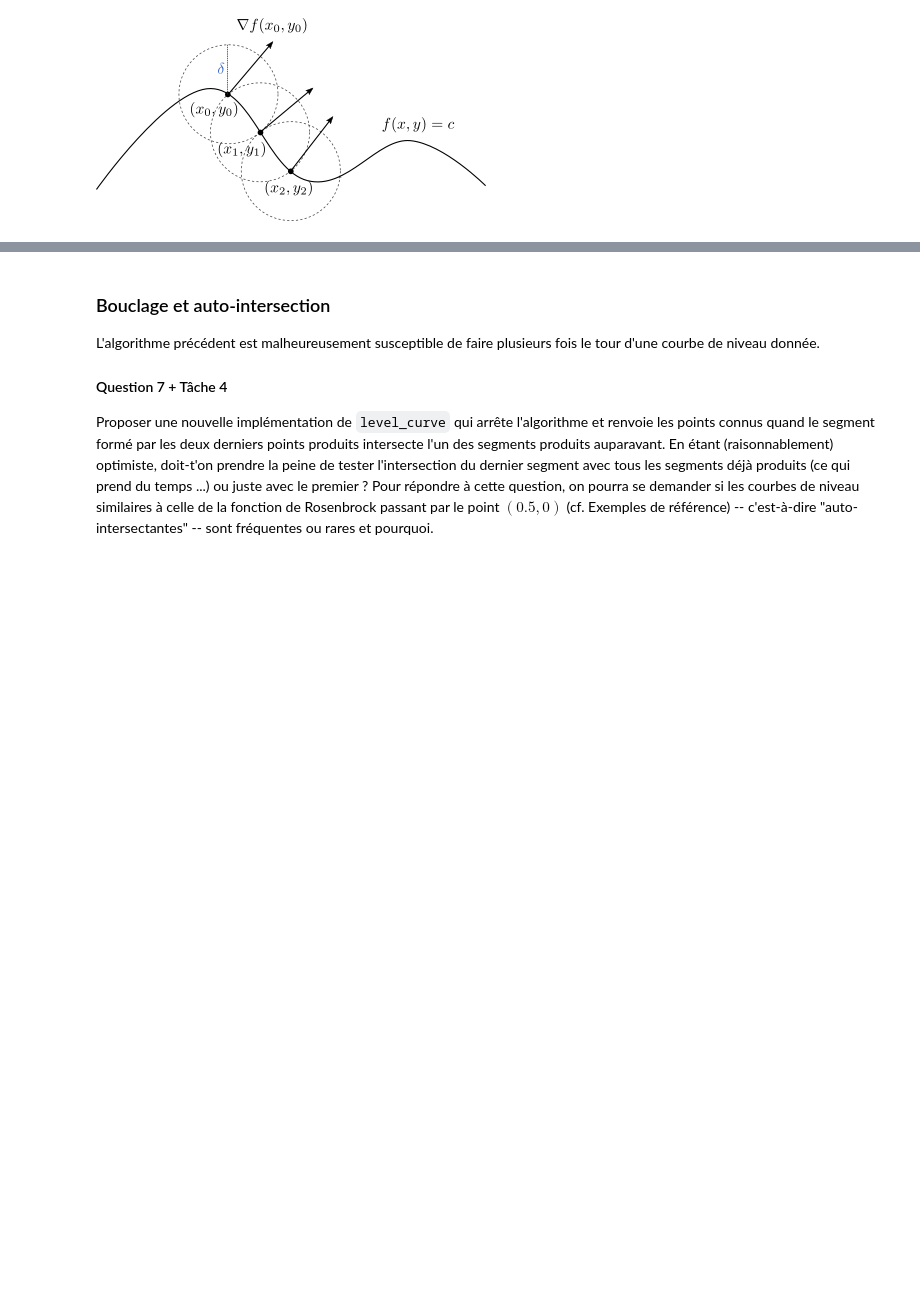
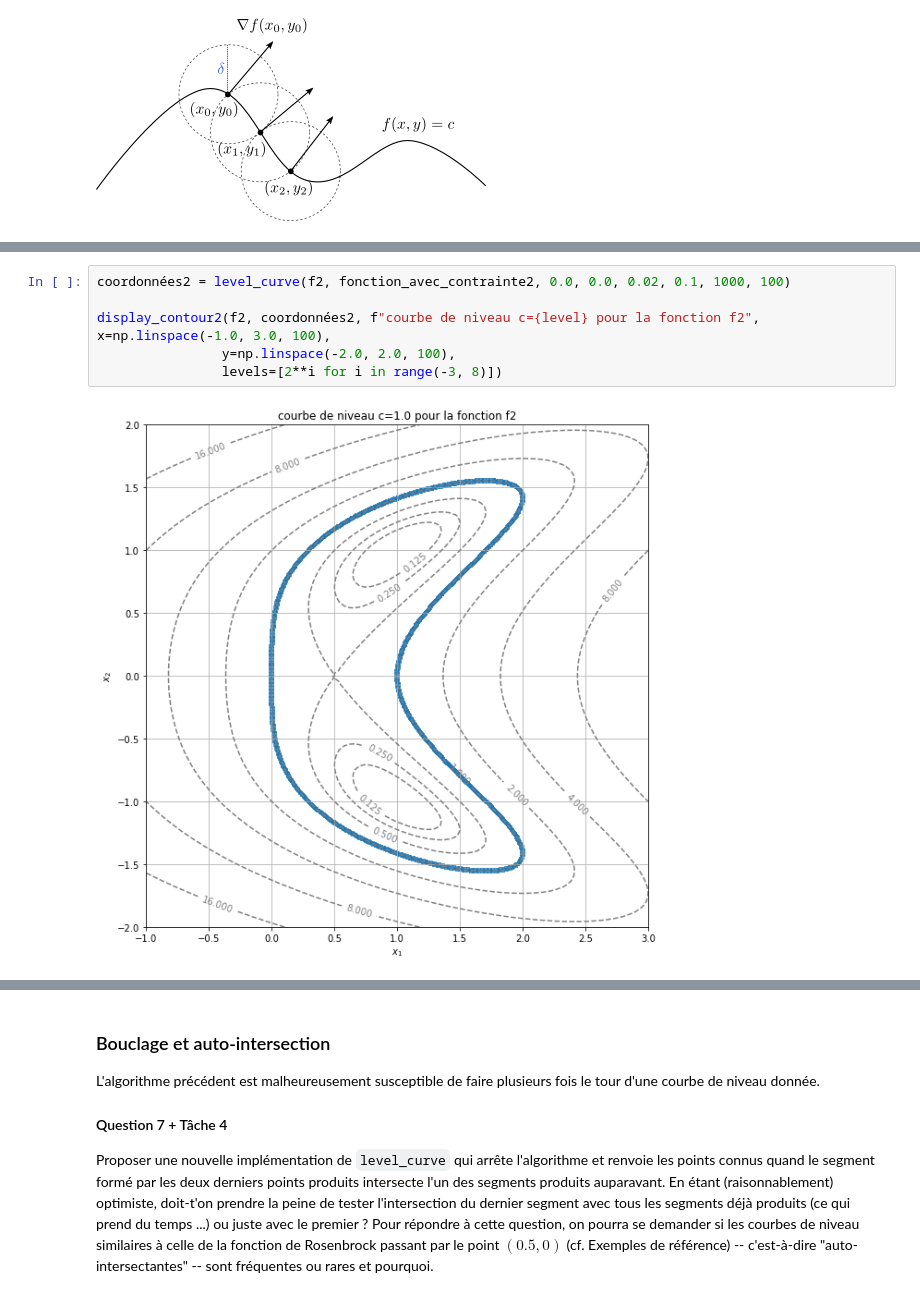
Before and after one commit to pierrechapel/projetmathsinfo, a Jupyter notebook: notebook ChapelThuillier.ipynb, the cells around one changed output, grey strips where cells are left out. Cells and saved outputs as stored; diff of their text form; blank space fills up the shorter version.

```diff
--- a/notebook ChapelThuillier.ipynb
+++ b/notebook ChapelThuillier.ipynb
@@ -349,0 +387,8 @@ display_contour2(f2, coordonnées, f"courbe de niveau c={level} pour la fonction
+# %%
+coordonnées2 = level_curve(f2, fonction_avec_contrainte2, 0.0, 0.0, 0.02, 0.1, 1000, 100)
+
+display_contour2(f2, coordonnées2, f"courbe de niveau c={level} pour la fonction f2", x=np.linspace(-1.0, 3.0, 100),
+                y=np.linspace(-2.0, 2.0, 100),
+                levels=[2**i for i in range(-3, 8)])
+# %% [output]
+[figure, added]
```
Also changed, not shown: parts of 16 cells of this notebook.
